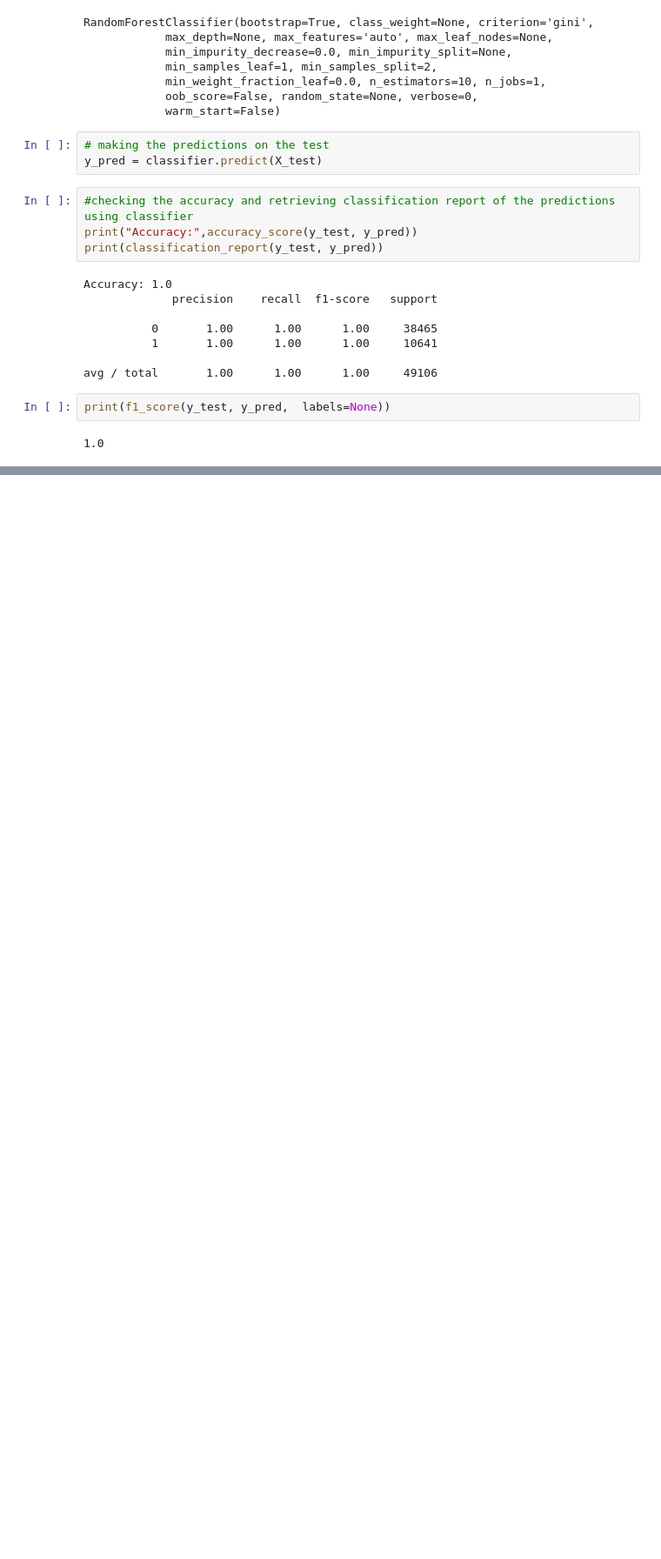
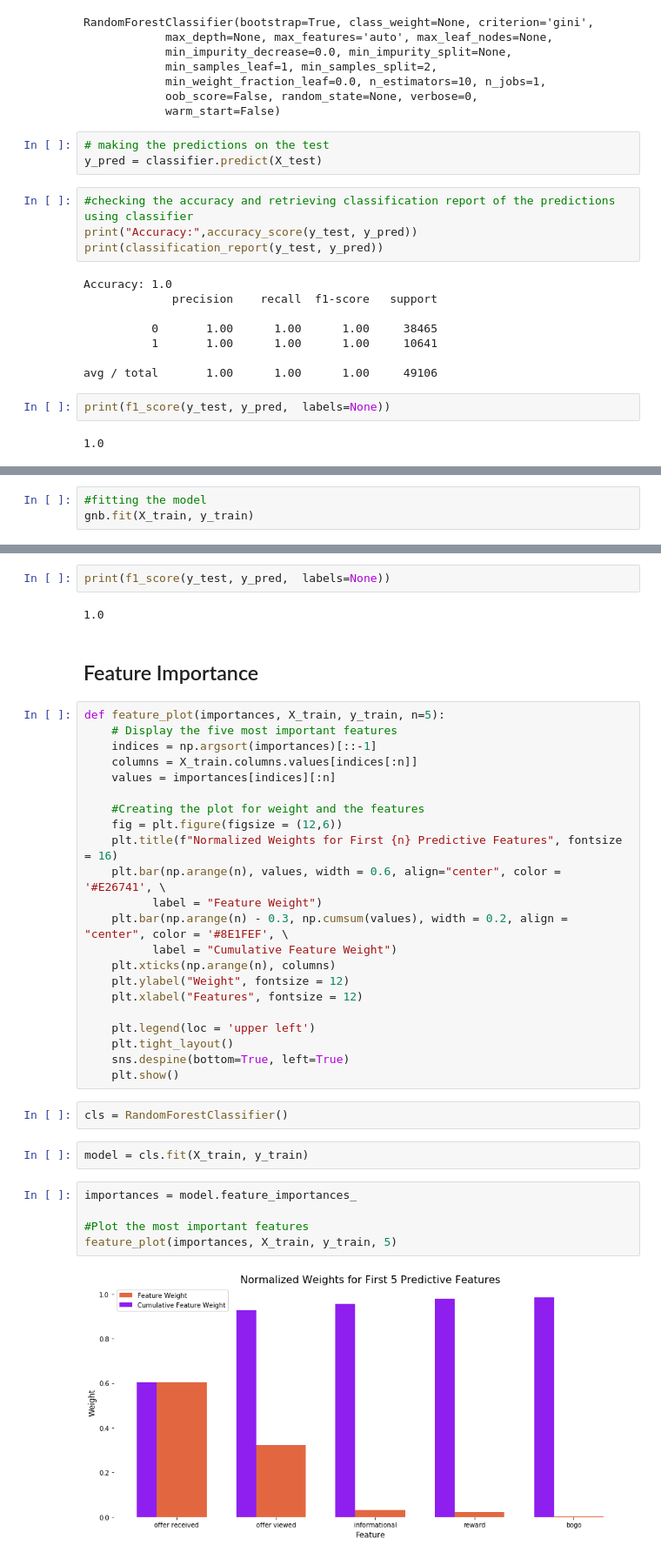
Before and after one commit to shagangrewal/Starbucks_Capstone, a Jupyter notebook: Starbucks_Capstone_notebook.ipynb, the cells around one changed output, grey strips where cells are left out. Shown at 87% size. Drawn from its saved outputs; the diff is of its cells as text; blank space fills up the shorter version.

```diff
--- a/Starbucks_Capstone_notebook.ipynb
+++ b/Starbucks_Capstone_notebook.ipynb
@@ -996,0 +1097,3 @@ print(f1_score(y_test, y_pred,  labels=None))
+# %%
+#fitting the model
+gnb.fit(X_train, y_train)
@@ -996,0 +1119,39 @@ print(f1_score(y_test, y_pred,  labels=None))
+# %%
+print(f1_score(y_test, y_pred,  labels=None))
+# %% [output]
+1.0
+# %% [markdown]
+## Feature Importance
+# %%
+def feature_plot(importances, X_train, y_train, n=5):
+    # Display the five most important features
+    indices = np.argsort(importances)[::-1]
+    columns = X_train.columns.values[indices[:n]]
+    values = importances[indices][:n]
+
+    #Creating the plot for weight and the features
+    fig = plt.figure(figsize = (12,6))
+    plt.title(f"Normalized Weights for First {n} Predictive Features", fontsize = 16)
+    plt.bar(np.arange(n), values, width = 0.6, align="center", color = '#E26741', \
+          label = "Feature Weight")
+    plt.bar(np.arange(n) - 0.3, np.cumsum(values), width = 0.2, align = "center", color = '#8E1FEF', \
+          label = "Cumulative Feature Weight")
+    plt.xticks(np.arange(n), columns)
+    plt.ylabel("Weight", fontsize = 12)
+    plt.xlabel("Features", fontsize = 12)
+
+    plt.legend(loc = 'upper left')
+    plt.tight_layout()
+    sns.despine(bottom=True, left=True)
+    plt.show()
+# %%
+cls = RandomForestClassifier()
+# %%
+model = cls.fit(X_train, y_train)
+# %%
+importances = model.feature_importances_
+
+#Plot the most important features
+feature_plot(importances, X_train, y_train, 5)
+# %% [output]
+[figure, added]
```
Also changed, not shown: parts of 32 cells of this notebook.
